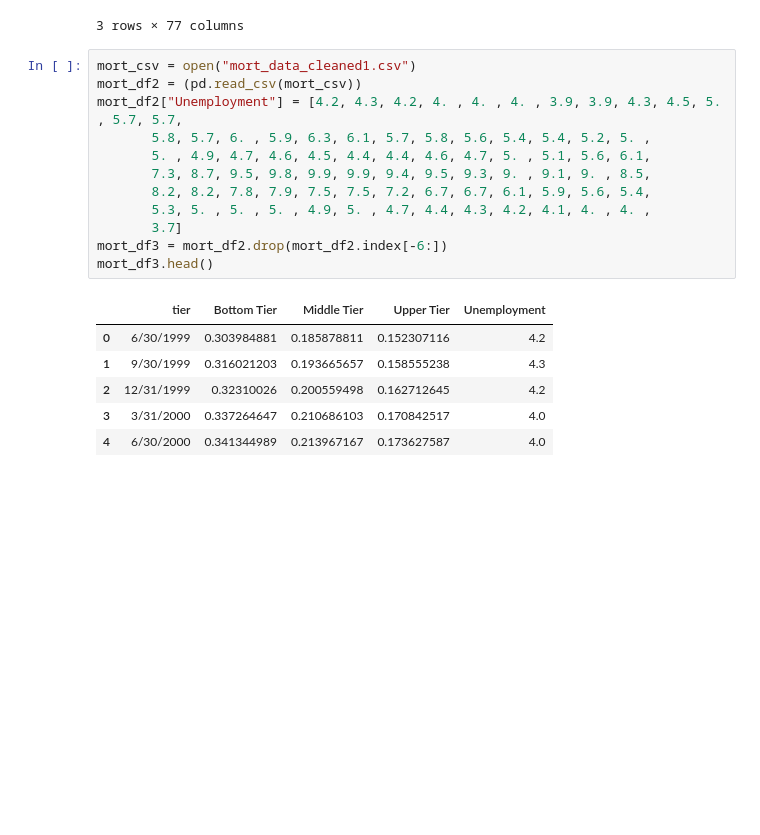
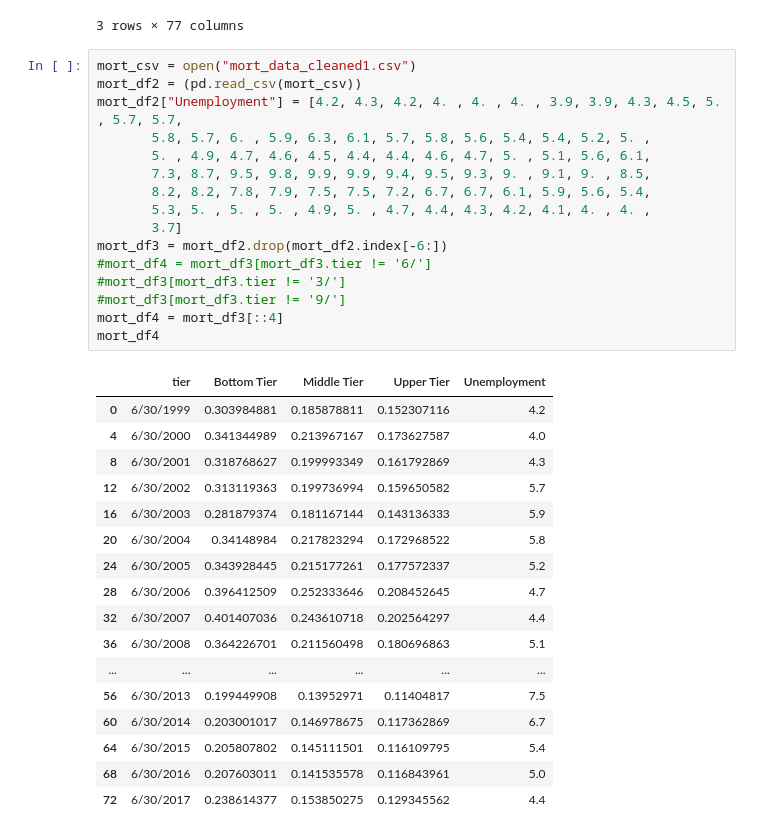
Before and after one commit to LoriHarris/Real_Estate_Affordability, a Jupyter notebook: Cleaning Labor, Income, and Education CSVs.ipynb, the cells around one changed output. Cells and saved outputs as stored; diff of their text form; blank space fills up the shorter version.

```diff
--- a/Cleaning Labor, Income, and Education CSVs.ipynb
+++ b/Cleaning Labor, Income, and Education CSVs.ipynb
@@ -93,20 +93,35 @@ mort_df1
 # %%
 mort_csv = open("mort_data_cleaned1.csv")
 mort_df2 = (pd.read_csv(mort_csv))
 mort_df2["Unemployment"] = [4.2, 4.3, 4.2, 4. , 4. , 4. , 3.9, 3.9, 4.3, 4.5, 5. , 5.7, 5.7,
        5.8, 5.7, 6. , 5.9, 6.3, 6.1, 5.7, 5.8, 5.6, 5.4, 5.4, 5.2, 5. ,
        5. , 4.9, 4.7, 4.6, 4.5, 4.4, 4.4, 4.6, 4.7, 5. , 5.1, 5.6, 6.1,
        7.3, 8.7, 9.5, 9.8, 9.9, 9.9, 9.4, 9.5, 9.3, 9. , 9.1, 9. , 8.5,
        8.2, 8.2, 7.8, 7.9, 7.5, 7.5, 7.2, 6.7, 6.7, 6.1, 5.9, 5.6, 5.4,
        5.3, 5. , 5. , 5. , 4.9, 5. , 4.7, 4.4, 4.3, 4.2, 4.1, 4. , 4. ,
        3.7]
 mort_df3 = mort_df2.drop(mort_df2.index[-6:])
-mort_df3.head()
+#mort_df4 = mort_df3[mort_df3.tier != '6/']
+#mort_df3[mort_df3.tier != '3/']
+#mort_df3[mort_df3.tier != '9/']
+mort_df4 = mort_df3[::4]
+mort_df4
 # %% [output]
 |  | tier | Bottom Tier | Middle Tier | Upper Tier | Unemployment |
 | 0 | 6/30/1999 | 0.303984881 | 0.185878811 | 0.152307116 | 4.2 |
-| 1 | 9/30/1999 | 0.316021203 | 0.193665657 | 0.158555238 | 4.3 |
-| 2 | 12/31/1999 | 0.32310026 | 0.200559498 | 0.162712645 | 4.2 |
-| 3 | 3/31/2000 | 0.337264647 | 0.210686103 | 0.170842517 | 4.0 |
 | 4 | 6/30/2000 | 0.341344989 | 0.213967167 | 0.173627587 | 4.0 |
+| 8 | 6/30/2001 | 0.318768627 | 0.199993349 | 0.161792869 | 4.3 |
+| 12 | 6/30/2002 | 0.313119363 | 0.199736994 | 0.159650582 | 5.7 |
+| 16 | 6/30/2003 | 0.281879374 | 0.181167144 | 0.143136333 | 5.9 |
+| 20 | 6/30/2004 | 0.34148984 | 0.217823294 | 0.172968522 | 5.8 |
+| 24 | 6/30/2005 | 0.343928445 | 0.215177261 | 0.177572337 | 5.2 |
+| 28 | 6/30/2006 | 0.396412509 | 0.252333646 | 0.208452645 | 4.7 |
+| 32 | 6/30/2007 | 0.401407036 | 0.243610718 | 0.202564297 | 4.4 |
+| 36 | 6/30/2008 | 0.364226701 | 0.211560498 | 0.180696863 | 5.1 |
+| ... | ... | ... | ... | ... | ... |
+| 56 | 6/30/2013 | 0.199449908 | 0.13952971 | 0.11404817 | 7.5 |
+| 60 | 6/30/2014 | 0.203001017 | 0.146978675 | 0.117362869 | 6.7 |
+| 64 | 6/30/2015 | 0.205807802 | 0.145111501 | 0.116109795 | 5.4 |
+| 68 | 6/30/2016 | 0.207603011 | 0.141535578 | 0.116843961 | 5.0 |
+| 72 | 6/30/2017 | 0.238614377 | 0.153850275 | 0.129345562 | 4.4 |
 # %%
```
Also changed, not shown: parts of 6 cells of this notebook.
